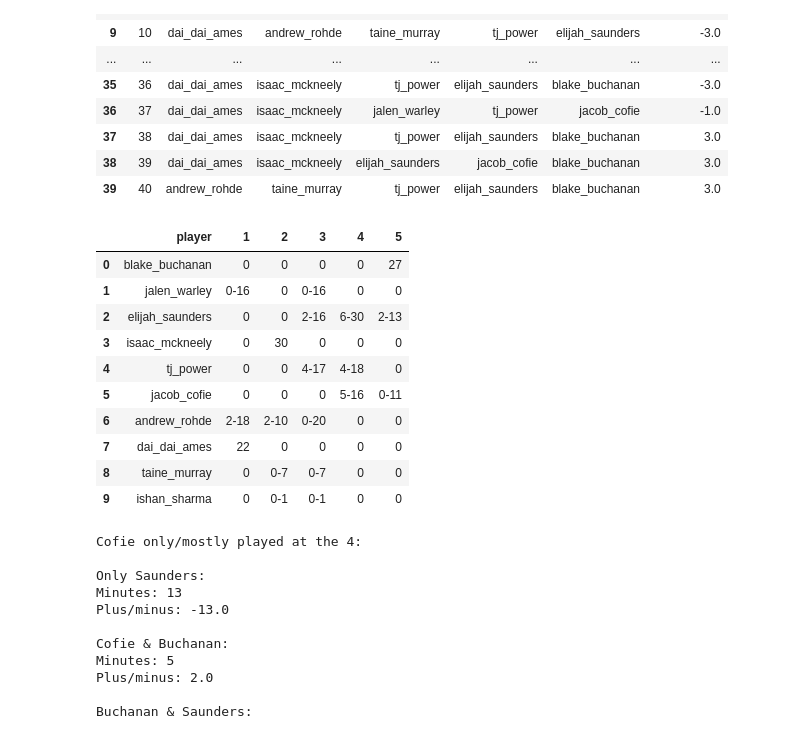
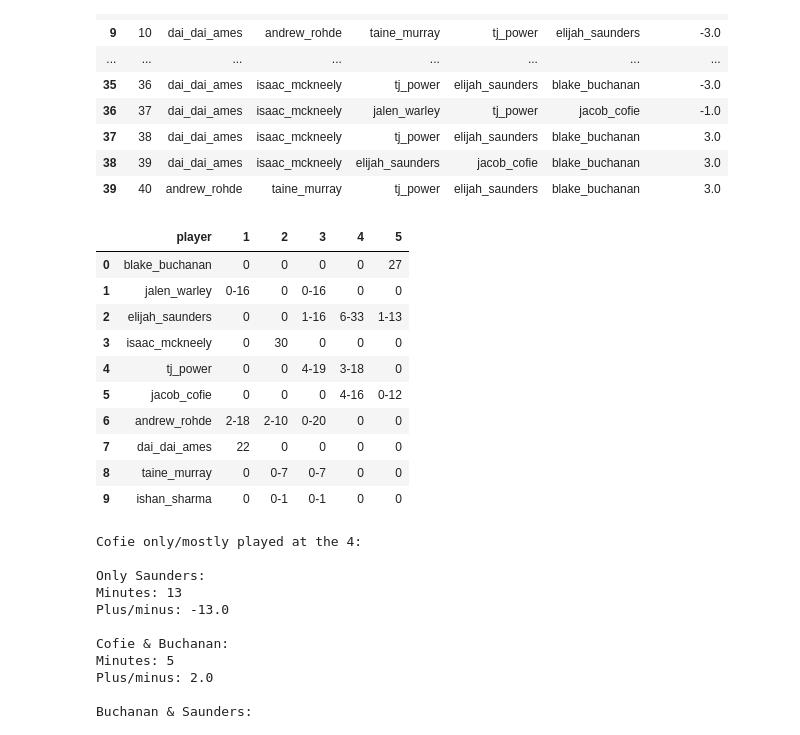
Before and after one commit to robert-robison/secret-scrimmage-lineup-guesser, a Jupyter notebook: notebooks/gtown_opt.ipynb, the cells around one changed output. Drawn from its saved outputs; the diff is of its cells as text; code cells hidden in the pictures.

```diff
--- a/notebooks/gtown_opt.ipynb
+++ b/notebooks/gtown_opt.ipynb
@@ -165,18 +165,18 @@ lineup_df
 # %%
 from secret_scrimmage_lineup_guesser.optimization import get_positional_min_max
 
 results = get_positional_min_max(
-    df, position_preferences, invalid_pairs, overall_pm=-11, time_limit=10
+    df, position_preferences, invalid_pairs, pm_max=5, overall_pm=-11, time_limit=10
 )
 display(results)
 # %% [output]
 |  | player | 1 | 2 | 3 | 4 | 5 |
 | 0 | blake_buchanan | 0 | 0 | 0 | 0 | 27 |
 | 1 | jalen_warley | 0-16 | 0 | 0-16 | 0 | 0 |
-| 2 | elijah_saunders | 0 | 0 | 2-16 | 6-30 | 2-13 |
+| 2 | elijah_saunders | 0 | 0 | 1-16 | 6-33 | 1-13 |
 | 3 | isaac_mckneely | 0 | 30 | 0 | 0 | 0 |
-| 4 | tj_power | 0 | 0 | 4-17 | 4-18 | 0 |
-| 5 | jacob_cofie | 0 | 0 | 0 | 5-16 | 0-11 |
+| 4 | tj_power | 0 | 0 | 4-19 | 3-18 | 0 |
+| 5 | jacob_cofie | 0 | 0 | 0 | 4-16 | 0-12 |
 | 6 | andrew_rohde | 2-18 | 2-10 | 0-20 | 0 | 0 |
 | 7 | dai_dai_ames | 22 | 0 | 0 | 0 | 0 |
 | 8 | taine_murray | 0 | 0-7 | 0-7 | 0 | 0 |
```
Also changed, not shown: parts of 2 cells of this notebook.
